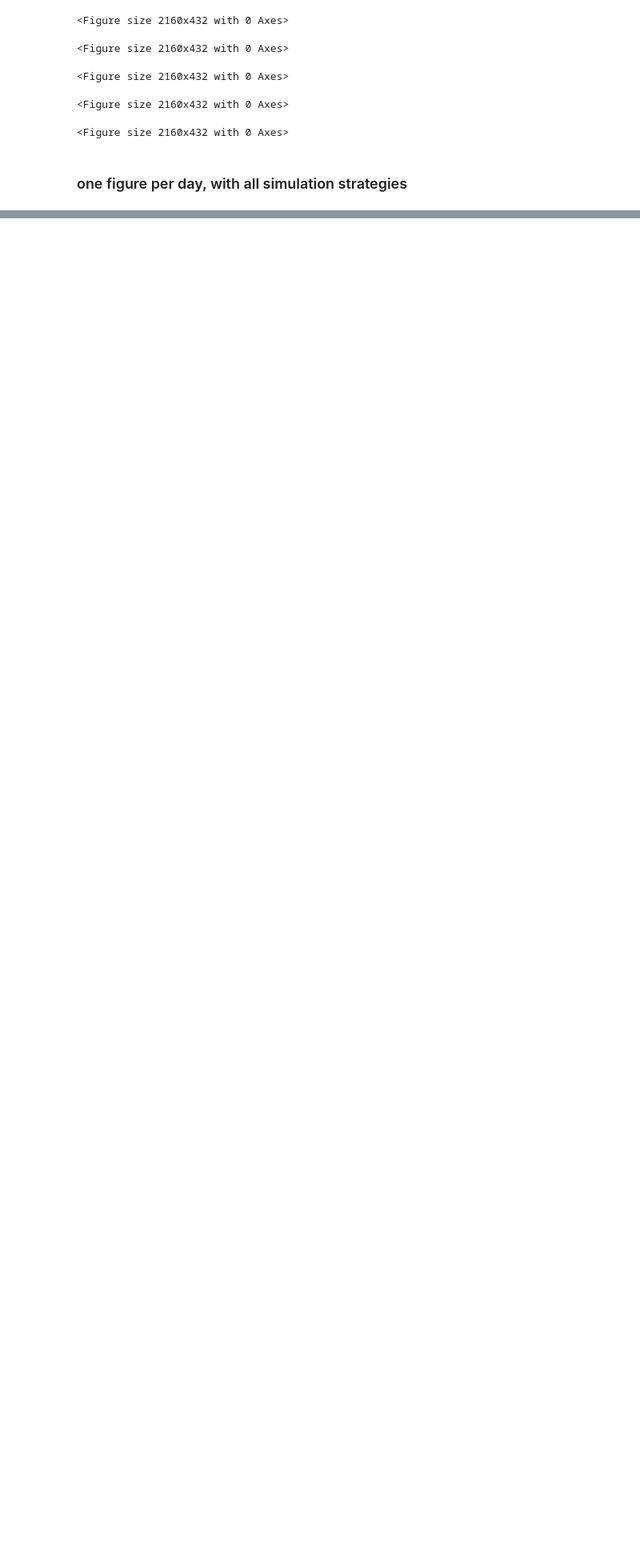
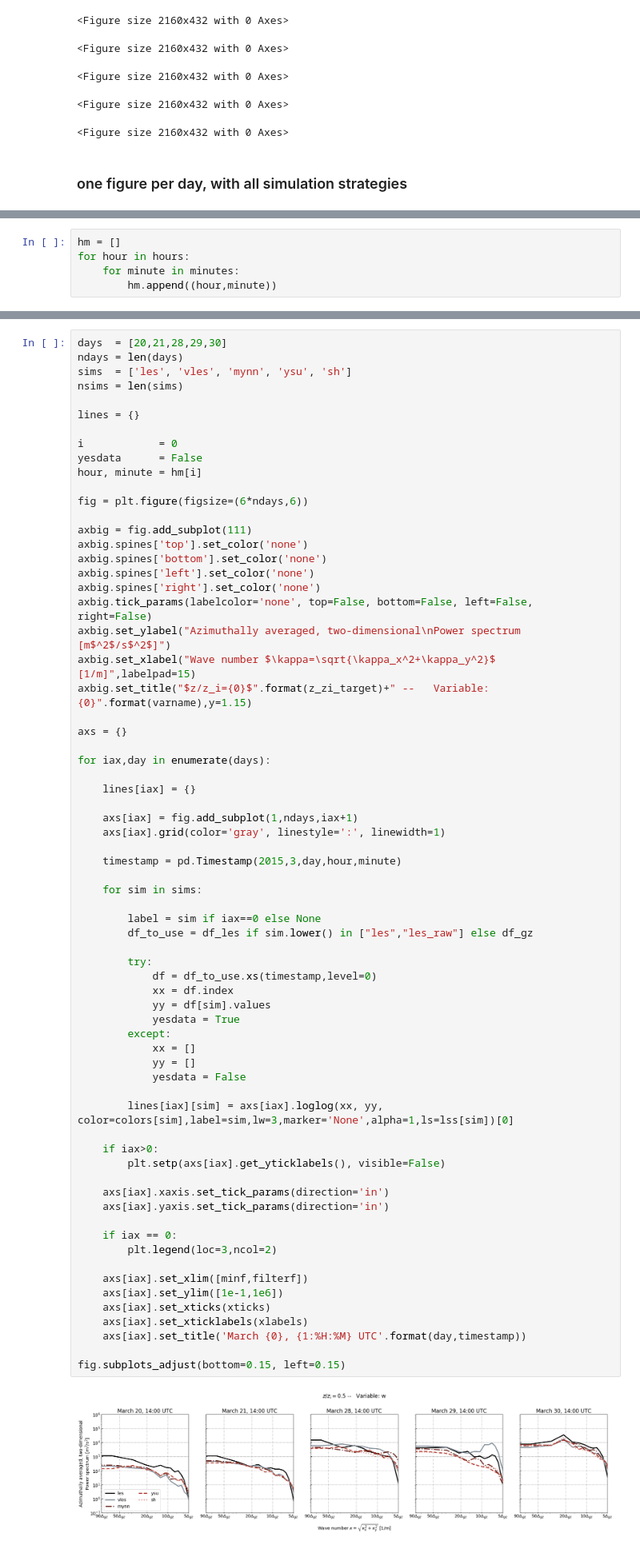
Before and after one commit to dorn1984/xpia, a Jupyter notebook: plot_spectra_and_cospectra.ipynb, the cells around one changed output, grey strips where cells are left out. Shown at 80% size. Saved outputs shown, nothing was run; the diff lists cells and outputs as text; blank space fills up the shorter version.

```diff
--- a/plot_spectra_and_cospectra.ipynb
+++ b/plot_spectra_and_cospectra.ipynb
@@ -394,0 +564,5 @@ fig.savefig("../figs/w_spectra_daily_panels_all_sims_mean.png", dpi=200, bbox_in
+# %%
+hm = []
+for hour in hours:
+    for minute in minutes:
+        hm.append((hour,minute))
@@ -394,0 +571,70 @@ fig.savefig("../figs/w_spectra_daily_panels_all_sims_mean.png", dpi=200, bbox_in
+# %%
+days  = [20,21,28,29,30]
+ndays = len(days)
+sims  = ['les', 'vles', 'mynn', 'ysu', 'sh']
+nsims = len(sims)
+
+lines = {}
+
+i            = 0
+yesdata      = False
+hour, minute = hm[i]
+
+fig = plt.figure(figsize=(6*ndays,6))
+
+axbig = fig.add_subplot(111)
+axbig.spines['top'].set_color('none')
+axbig.spines['bottom'].set_color('none')
+axbig.spines['left'].set_color('none')
+axbig.spines['right'].set_color('none')
+axbig.tick_params(labelcolor='none', top=False, bottom=False, left=False, right=False)
+axbig.set_ylabel("Azimuthally averaged, two-dimensional\nPower spectrum [m$^2$/s$^2$]")
+axbig.set_xlabel("Wave number $\kappa=\sqrt{\kappa_x^2+\kappa_y^2}$ [1/m]",labelpad=15)
+axbig.set_title("$z/z_i={0}$".format(z_zi_target)+" --   Variable: {0}".format(varname),y=1.15)
+
+axs = {}
+
+for iax,day in enumerate(days):
+
+    lines[iax] = {}
+
+    axs[iax] = fig.add_subplot(1,ndays,iax+1)
+    axs[iax].grid(color='gray', linestyle=':', linewidth=1)
+
+    timestamp = pd.Timestamp(2015,3,day,hour,minute)
+
+    for sim in sims:
+
+        label = sim if iax==0 else None
+        df_to_use = df_les if sim.lower() in ["les","les_raw"] else df_gz
+
+        try:
+            df = df_to_use.xs(timestamp,level=0)
+            xx = df.index
+            yy = df[sim].values
+            yesdata = True
+        except:
+            xx = []
+            yy = []
+            yesdata = False
+
+        lines[iax][sim] = axs[iax].loglog(xx, yy, color=colors[sim],label=sim,lw=3,marker='None',alpha=1,ls=lss[sim])[0]
+
+    if iax>0:
+        plt.setp(axs[iax].get_yticklabels(), visible=False)
+
+    axs[iax].xaxis.set_tick_params(direction='in')
+    axs[iax].yaxis.set_tick_params(direction='in')
+
+    if iax == 0:
+        plt.legend(loc=3,ncol=2)
+
+    axs[iax].set_xlim([minf,filterf])
+    axs[iax].set_ylim([1e-1,1e6])
+    axs[iax].set_xticks(xticks)
+    axs[iax].set_xticklabels(xlabels)
+    axs[iax].set_title('March {0}, {1:%H:%M} UTC'.format(day,timestamp))
+
+fig.subplots_adjust(bottom=0.15, left=0.15)
+# %% [output]
+[figure, added]
```
Also changed, not shown: parts of 41 cells of this notebook, 21 other files.
